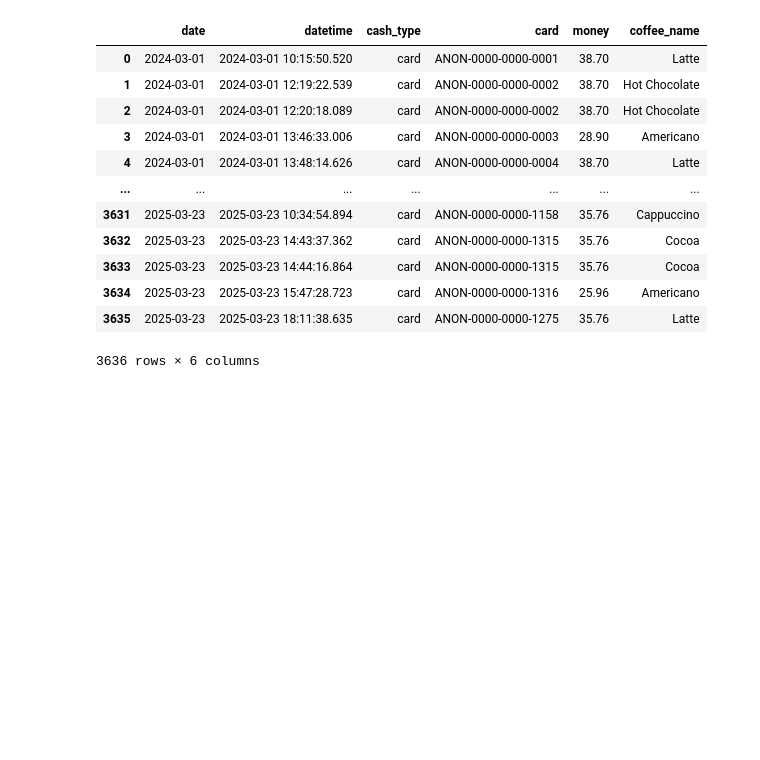
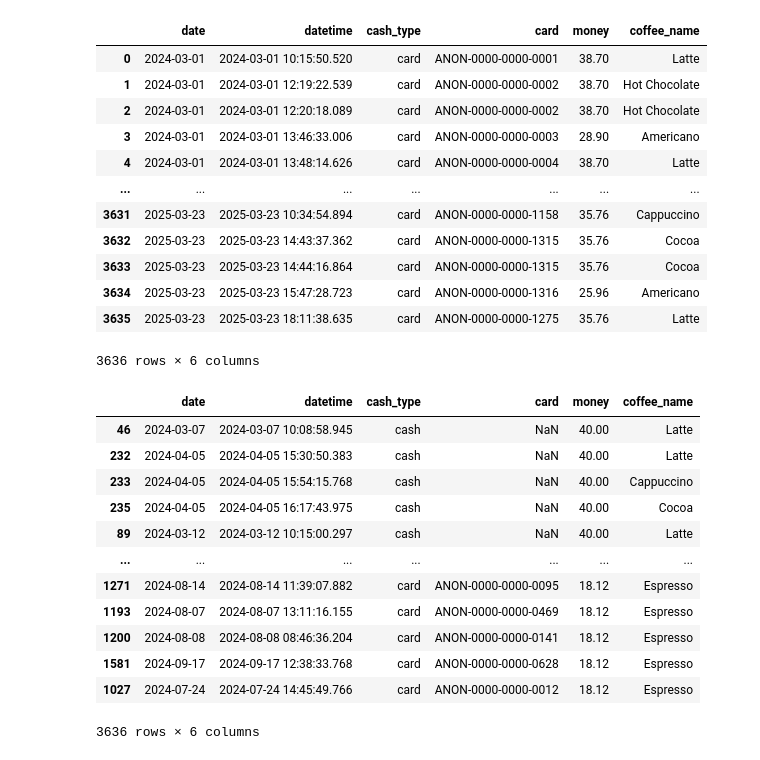
Before and after one commit to eThird/Da-practice, a Jupyter notebook: Notebooks/Untitled.ipynb, the cells around one changed output. Drawn from its saved outputs; the diff is of its cells as text; code cells hidden in the pictures; blank space fills up the shorter version.

```diff
--- a/Notebooks/Untitled.ipynb
+++ b/Notebooks/Untitled.ipynb
@@ -144,3 +144,19 @@ df1.fillna(df1['money'].mean())
 | 3634 | 2025-03-23 | 2025-03-23 15:47:28.723 | card | ANON-0000-0000-1316 | 25.96 | Americano |
 | 3635 | 2025-03-23 | 2025-03-23 18:11:38.635 | card | ANON-0000-0000-1275 | 35.76 | Latte |
 3636 rows × 6 columns
+# %%
+df1.sort_values('money', ascending= False)
+# %% [output]
+|  | date | datetime | cash_type | card | money | coffee_name |
+| 46 | 2024-03-07 | 2024-03-07 10:08:58.945 | cash | NaN | 40.00 | Latte |
+| 232 | 2024-04-05 | 2024-04-05 15:30:50.383 | cash | NaN | 40.00 | Latte |
+| 233 | 2024-04-05 | 2024-04-05 15:54:15.768 | cash | NaN | 40.00 | Cappuccino |
+| 235 | 2024-04-05 | 2024-04-05 16:17:43.975 | cash | NaN | 40.00 | Cocoa |
+| 89 | 2024-03-12 | 2024-03-12 10:15:00.297 | cash | NaN | 40.00 | Latte |
+| ... | ... | ... | ... | ... | ... | ... |
+| 1271 | 2024-08-14 | 2024-08-14 11:39:07.882 | card | ANON-0000-0000-0095 | 18.12 | Espresso |
+| 1193 | 2024-08-07 | 2024-08-07 13:11:16.155 | card | ANON-0000-0000-0469 | 18.12 | Espresso |
+| 1200 | 2024-08-08 | 2024-08-08 08:46:36.204 | card | ANON-0000-0000-0141 | 18.12 | Espresso |
+| 1581 | 2024-09-17 | 2024-09-17 12:38:33.768 | card | ANON-0000-0000-0628 | 18.12 | Espresso |
+| 1027 | 2024-07-24 | 2024-07-24 14:45:49.766 | card | ANON-0000-0000-0012 | 18.12 | Espresso |
+3636 rows × 6 columns
```
Also changed, not shown: parts of 23 cells of this notebook.
